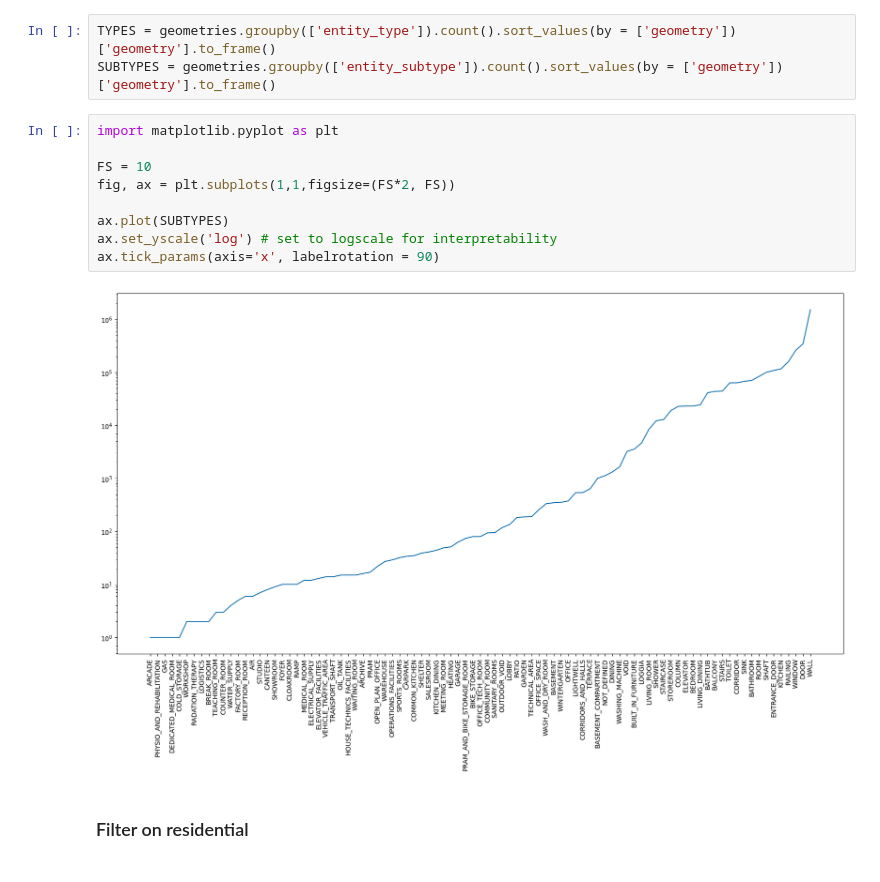
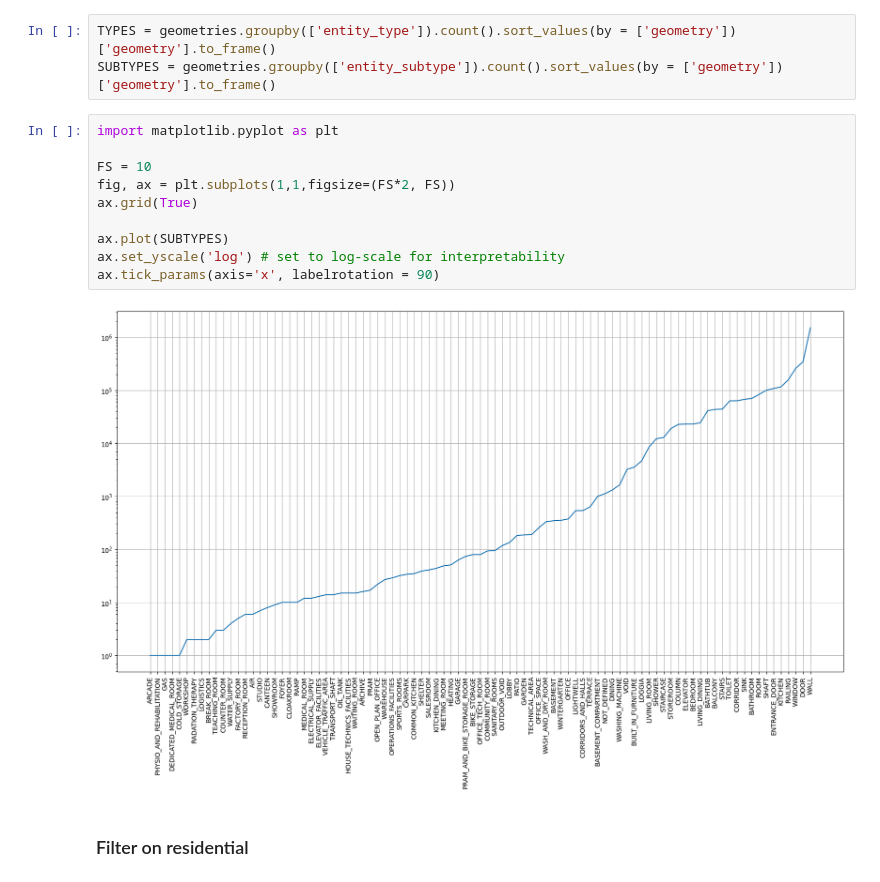
Before and after one commit to Haoranxia/Graph_ML_project, a Jupyter notebook: data-extraction.ipynb, the cells around one changed output. Saved outputs shown, nothing was run; the diff lists cells and outputs as text.

```diff
--- a/data-extraction.ipynb
+++ b/data-extraction.ipynb
@@ -35,14 +35,15 @@ SUBTYPES = geometries.groupby(['entity_subtype']).count().sort_values(by = ['geo
 # %%
 import matplotlib.pyplot as plt
 
 FS = 10
 fig, ax = plt.subplots(1,1,figsize=(FS*2, FS))
+ax.grid(True)
 
 ax.plot(SUBTYPES)
-ax.set_yscale('log') # set to logscale for interpretability
+ax.set_yscale('log') # set to log-scale for interpretability
 ax.tick_params(axis='x', labelrotation = 90)
 # %% [output]
-[figure, old version]
+[figure, new version]
 # %% [markdown]
 ### Filter on residential
 # %% [markdown]
```
Also changed, not shown: parts of 18 cells of this notebook, 23 other files.
